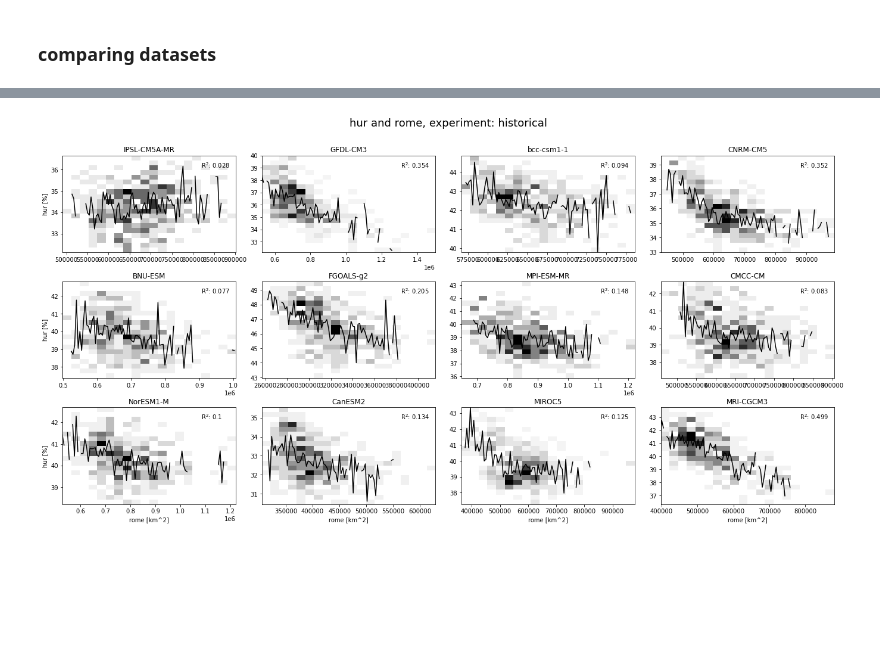
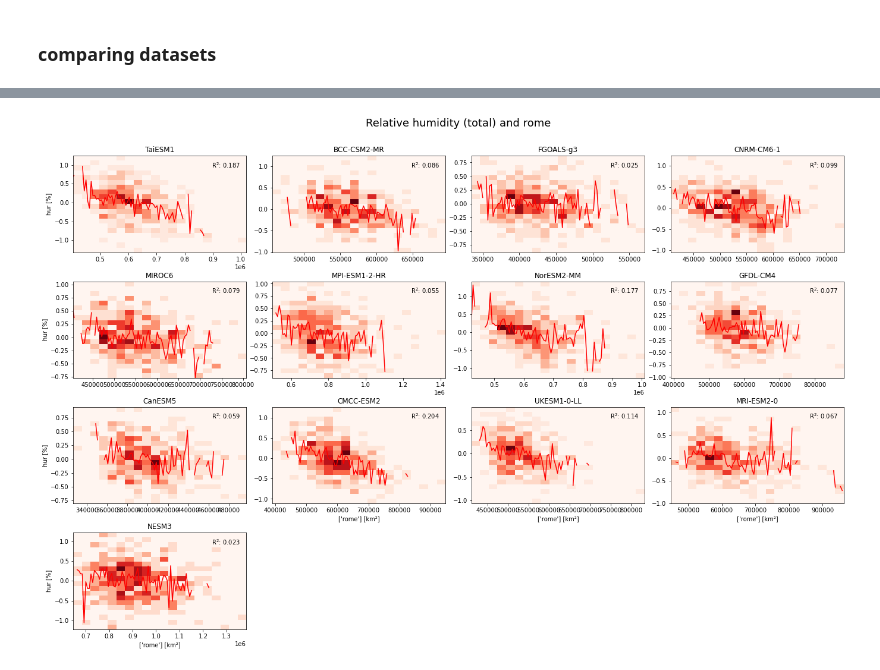
Before and after one commit to PBlackberg/phd, a Jupyter notebook: plotting/correlations/org_humidity/org_hur.ipynb, the cells around one changed output, grey strips where cells are left out. Saved outputs shown, nothing was run; the diff lists cells and outputs as text; code cells hidden in the pictures; blank space fills up the shorter version.

```diff
--- a/plotting/correlations/org_humidity/org_hur.ipynb
+++ b/plotting/correlations/org_humidity/org_hur.ipynb
@@ -112,0 +108,3 @@ Coordinates:
+# %%
+data = ds[variable]
+data
@@ -113,5 +121,5 @@ Coordinates:
 # %%
-org = get_metric(org_options[0], datasets[0], experiments[0], resolution=resolutions[0])[org_options[0]].resample(time='M').mean(dim='time', keep_attrs=True)
+org = get_metric(org_options[0], datasets[0], experiments[0], home, resolutions[0])[org_options[0]].resample(time='M').mean(dim='time', keep_attrs=True)
 org = org.assign_coords(time=data.time)
 org
 # %% [output]
@@ -313,0 +182,8 @@ if timeMean_options[0]=='seasonal':
+# %%
+data = get_dsvariable(variable +'_vMean', datasets[0], 'ssp585', home, resolutions[0], timescales[0])[variable]
+scene = data.mean(dim = 'time')
+scene = pick_region(scene, datasets[0], 'ssp585', regions[0])
+
+title = '{} ({}), for mass-weighted mean, for model: {}, experiment: {}'.format(variable, regions[0], datasets[0], 'ssp585')
+cmap = 'Greens'
+plot_scene(scene, cmap=cmap, title=title)
@@ -566,3 +214,9 @@ datasets = models + observations
+# %%
+regions = [
+    'total',
+    # 'descent',
+    # 'ascent'
+    ]
 # %%
 timeMean_options = [
     # 'annual',
@@ -664,23 +302,20 @@ plt.subplots_adjust(left=0.1, bottom=0.1, right=0.9, top=0.9, wspace=0.15, hspac
 # %%
 timeMean_options = [
     # 'annual',
-    'monthly'
+    'monthly',
     ]
 
+absolute_xlimits = False
 quantile_low = 0
 quantile_high = 1
-
-absolute_xlimits = False
 if absolute_xlimits:
     xmin, xmax = [], []
     for dataset in datasets:
-
         org = get_metric(org_options[0], dataset, experiments[0], resolution=resolutions[0])[org_options[0]]
         x = resample_timeMean(org, timeMean_options[0])
 
         xmin = np.append(xmin, np.quantile(x, quantile_low))
         xmax = np.append(xmax, np.quantile(x, quantile_high))
-
     xmin = np.min(xmin)
     xmax = np.max(xmax)
 else:
@@ -691,74 +326,60 @@ absolute_ylimits = False
 if absolute_ylimits:
     ymin, ymax = [], []
     for dataset in datasets:
-
-        ds = get_dsvariable(variable, dataset, experiments[0], resolution=resolutions[0])
-        data = ds['hur'].sel(plev=slice(850e2,0))
-        data = (data * data.plev).sum(dim='plev') / data.plev.sum(dim='plev')
-
-        if hus_d:
-            wap500 = get_dsvariable('wap', dataset, experiments[0], resolution=resolutions[0])['wap'].sel(plev = 5e4)
-            wap500 = resample_timeMean(wap500, 'monthly')
-            wap500 = wap500.assign_coords(time=data.time)
-            data = data.where(wap500>0, np.nan)
-
+        data = get_dsvariable(variable, dataset, experiments[0], resolution=resolutions[0])['hur']
+        data = pick_region(data, dataset, experiments[0], regions[0])
         aWeights = np.cos(np.deg2rad(data.lat))
-        y = data.weighted(aWeights).mean(dim=('lat','lon'))
-        y = resample_timeMean(y, timeMean_options[0])
+        f = data.weighted(aWeights).mean(dim=('lat','lon'))
+        f = resample_timeMean(f, timeMean_options[0])
+        climatology = f.groupby('time.month').mean('time')
+        y = f.groupby('time.month') - climatology
 
         ymin = np.append(ymin, np.quantile(y, quantile_low))
         ymax = np.append(ymax, np.quantile(y, quantile_high))
-
     ymin = np.min(ymin)
     ymax = np.max(ymax)
 else:
     ymin, ymax = None, None
 
 
 fig= plt.figure(figsize=(22.5,17.5))
-title = '{} and {}, experiment: {}'.format(data_options[0], org_options[0], experiments[0])
+title = '{} ({}) and {}'.format('Relative humidity', regions[0], org_options[0])
 
 fig.suptitle(title, fontsize=18, y=0.95)
 
 for i, dataset in enumerate(datasets):
     ax= fig.add_subplot(5,4,i+1)
     title = dataset
 
-    ds = get_dsvariable(variable, dataset, experiments[0], resolution=resolutions[0])
-    data = ds['hur'].sel(plev=slice(850e2,0))
-    data = (data * data.plev).sum(dim='plev') / data.plev.sum(dim='plev')
-
-    if hus_d:
-        wap500 = get_dsvariable('wap', dataset, experiments[0], resolution=resolutions[0])['wap'].sel(plev = 5e4)
-        wap500 = resample_timeMean(wap500, 'monthly')
-        wap500 = wap500.assign_coords(time=data.time)
-        data = data.where(wap500>0, np.nan)
-
-    aWeights = np.cos(np.deg2rad(data.lat))
-    y = data.weighted(aWeights).mean(dim=('lat','lon'))
-    y = resample_timeMean(y, timeMean_options[0])
-
-
     org = get_metric(org_options[0], dataset, experiments[0], resolution=resolutions[0])[org_options[0]]
     x = resample_timeMean(org, timeMean_options[0])
-    x = x.assign_coords(time=y.time)
 
-    plt.hist2d(x,y,[20,20], cmap ='Greys') #, vmin=0, vmax=300)
-    plot_bins(x,y, ax)
+    data = get_dsvariable(variable +'_vMean', dataset, experiments[0], resolution=resolutions[0])[variable]
+    data = pick_region(data, dataset, experiments[0], regions[0])
+    aWeights = np.cos(np.deg2rad(data.lat))
+    f = data.weighted(aWeights).mean(dim=('lat','lon'))
+    f = resample_timeMean(f, timeMean_options[0])
+    climatology = f.groupby('time.month').mean('time')
+    y = f.groupby('time.month') - climatology
+    y = y.assign_coords(time=x.time)
 
+    # plot_scatter(x, y , ax)
+
+    plt.hist2d(x,y,[20,20], cmap = 'Reds')
+    plot_bins(x,y, ax, 'r')
 
     plt.title(dataset)
     plt.xlim(xmin, xmax)
     plt.ylim(ymin, ymax)
 
     if (len(datasets)-i)<=4:
-        xlabel = '{} [{}]'.format(org_options[0], org.units)
+        xlabel = '{} [{}]'.format(org_options, org.units)
         plt.xlabel(xlabel)
 
     if i== 0 or i==4 or i==8 or i==12 or i==16:
         ylabel = '{} [{}]'.format(data_options[0], '%')
         plt.ylabel(ylabel)
 
 plt.subplots_adjust(left=0.1, bottom=0.1, right=0.9, top=0.9, wspace=0.15, hspace=0.3)
 # %% [output]
-[figure, old version]
+[figure, new version]
```
Also changed, not shown: parts of 35 cells of this notebook, 9 other files.
